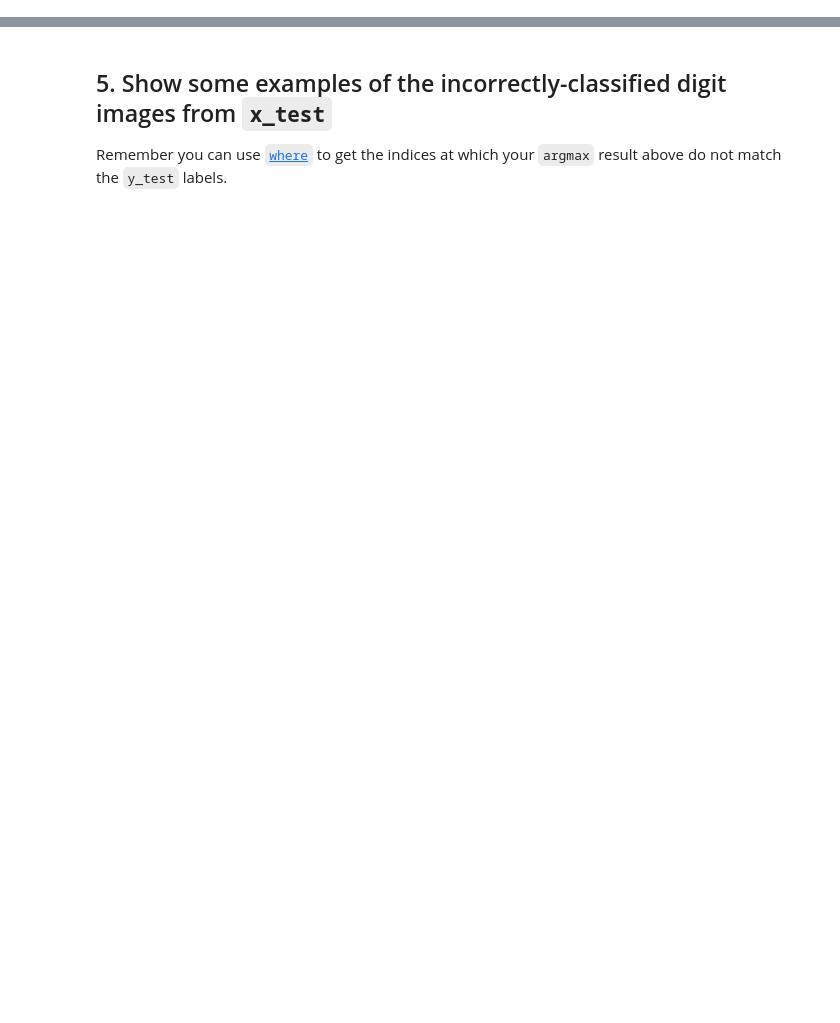
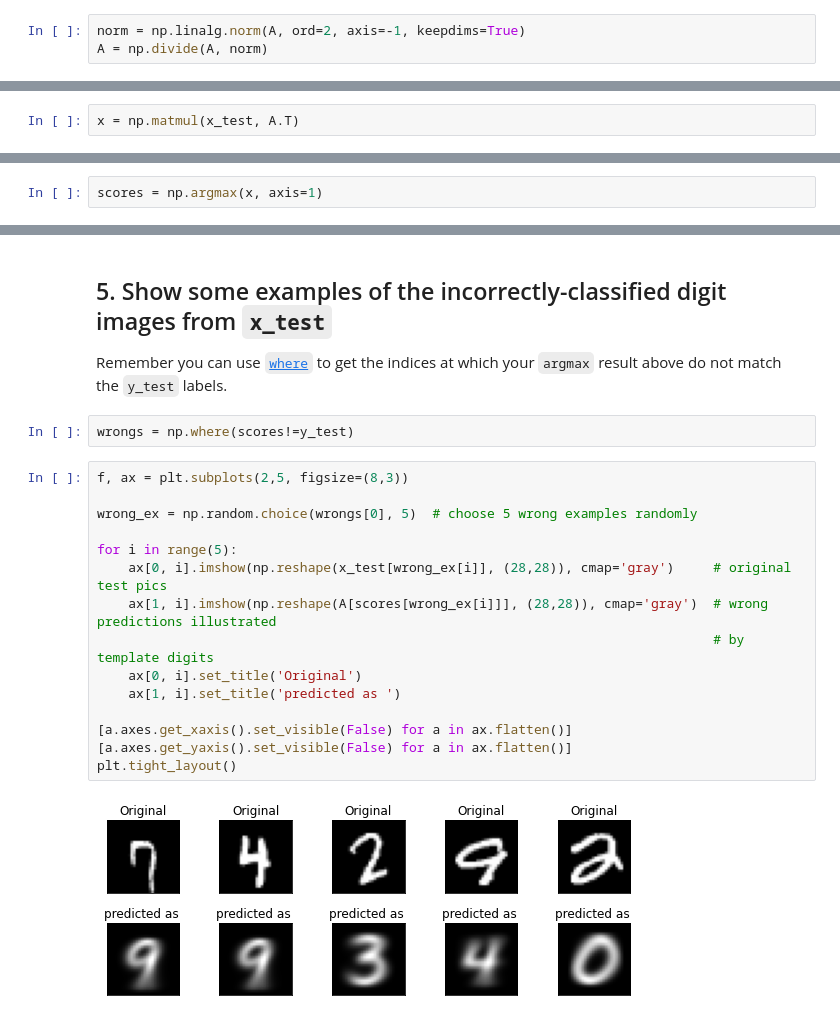
Before and after one commit to MaddogQ/my_1mag3proc3ss1ng, a Jupyter notebook: NeuralNets/play_mnist_correlate.ipynb, the cells around one changed output, grey strips where cells are left out. Cells and saved outputs as stored; diff of their text form; blank space fills up the shorter version.

```diff
--- a/NeuralNets/play_mnist_correlate.ipynb
+++ b/NeuralNets/play_mnist_correlate.ipynb
@@ -58,3 +80,6 @@ See [mnist_explore.ipynb](./mnist_explore.ipynb), where we compute the average s
+# %%
+norm = np.linalg.norm(A, ord=2, axis=-1, keepdims=True)
+A = np.divide(A, norm)
 # %%
 ## Test norm, should be all True...
 np.isclose(np.linalg.norm(A, axis=-1), 1.0)
@@ -74,3 +112,7 @@ Use [`matmul`](https://numpy.org/doc/stable/reference/generated/numpy.matmul.htm
+# %%
+x = np.matmul(x_test, A.T)
 # %% [markdown]
 ## 4. Compute the classification accuracy of this scheme.
 Use [`argmax`](https://numpy.org/doc/stable/reference/generated/numpy.argmax.html) to determine for each test case which template digit yielded the best score. Then compute the number that matched the correct labels from `y_test`.
+# %%
+scores = np.argmax(x, axis=1)
@@ -77,3 +128,22 @@ Use [`argmax`](https://numpy.org/doc/stable/reference/generated/numpy.argmax.htm
 # %% [markdown]
 ## 5. Show some examples of the incorrectly-classified digit images from `x_test`
 Remember you can use [`where`](https://numpy.org/doc/stable/reference/generated/numpy.where.html) to get the indices at which your `argmax` result above do not match the `y_test` labels.
+# %%
+wrongs = np.where(scores!=y_test)
+# %%
+f, ax = plt.subplots(2,5, figsize=(8,3))
+
+wrong_ex = np.random.choice(wrongs[0], 5)  # choose 5 wrong examples randomly
+
+for i in range(5):
+    ax[0, i].imshow(np.reshape(x_test[wrong_ex[i]], (28,28)), cmap='gray')     # original test pics
+    ax[1, i].imshow(np.reshape(A[scores[wrong_ex[i]]], (28,28)), cmap='gray')  # wrong predictions illustrated
+                                                                               # by template digits
+    ax[0, i].set_title('Original')
+    ax[1, i].set_title('predicted as ')
+
+[a.axes.get_xaxis().set_visible(False) for a in ax.flatten()]
+[a.axes.get_yaxis().set_visible(False) for a in ax.flatten()]
+plt.tight_layout()
+# %% [output]
+[figure, added]
```
Also changed, not shown: parts of 11 cells of this notebook, 3 other files.
